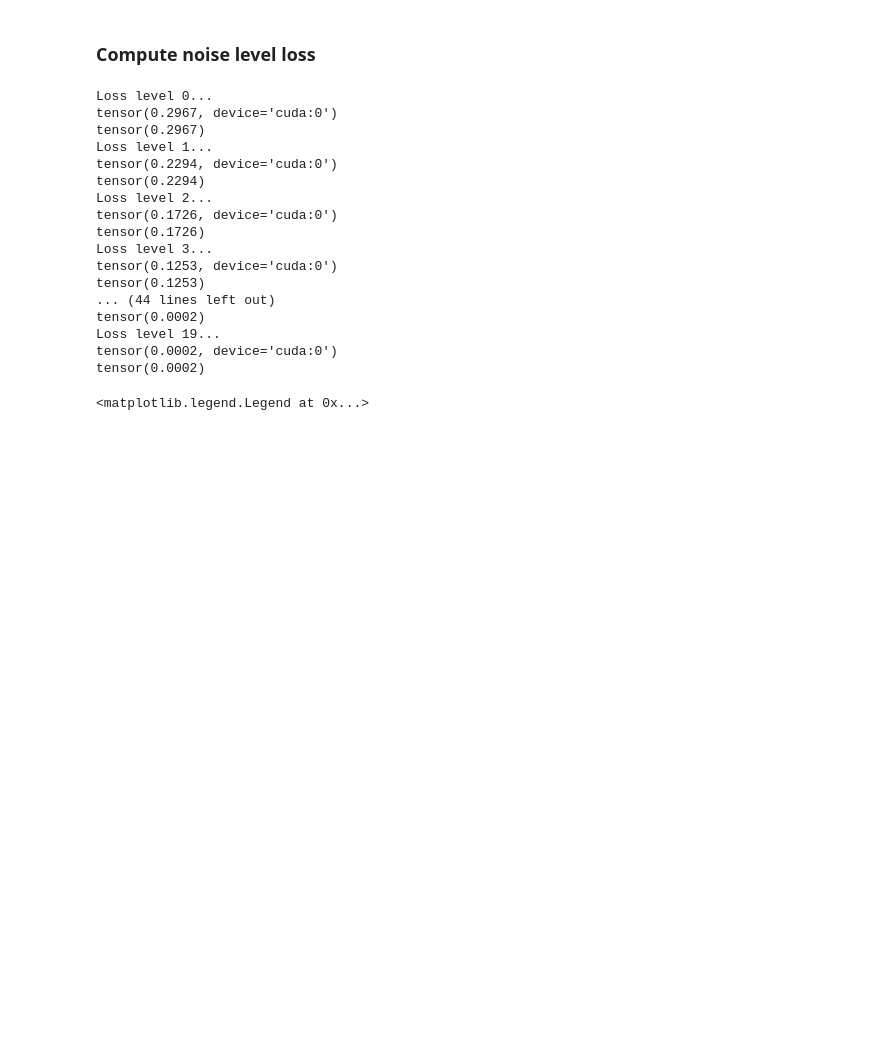
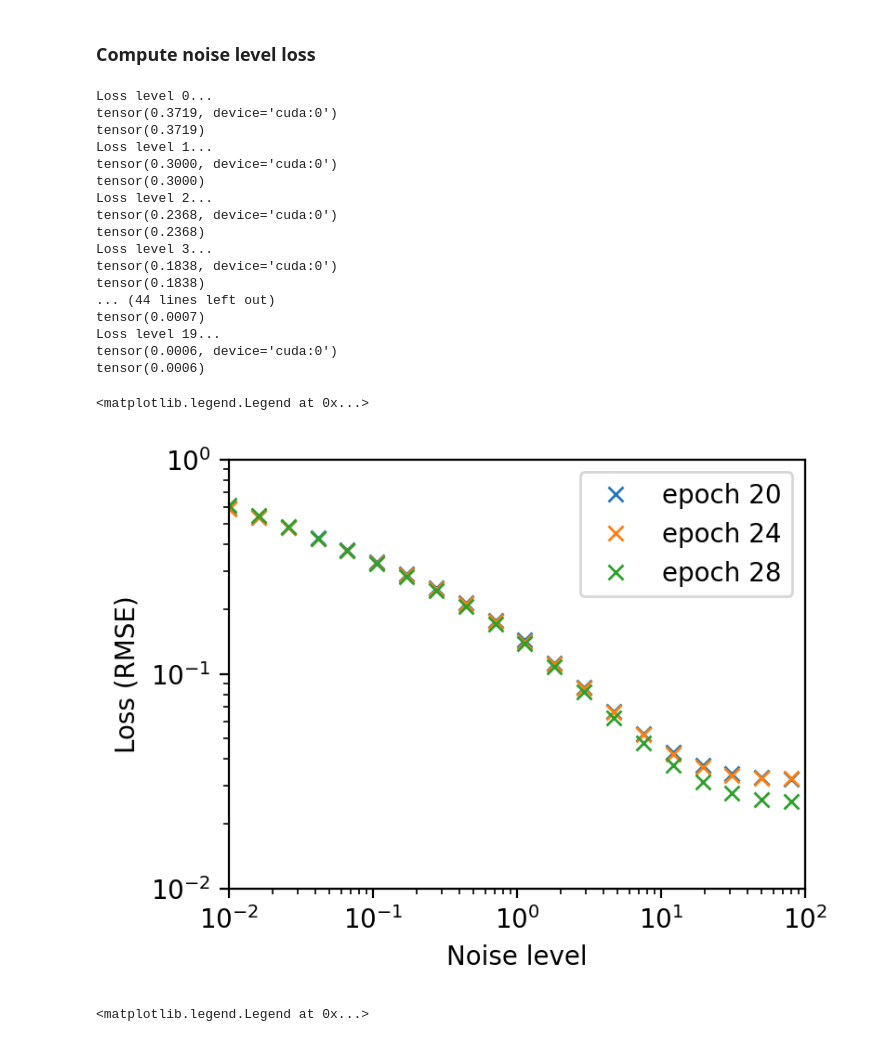
Before and after one commit to jiarong-wu/wavediffusion, a Jupyter notebook: analysis/noise_level.ipynb, the cells around one changed output. Saved outputs shown, nothing was run; the diff lists cells and outputs as text; code cells hidden in the pictures; blank space fills up the shorter version.

```diff
--- a/analysis/noise_level.ipynb
+++ b/analysis/noise_level.ipynb
@@ -85,6 +92,7 @@ model = Scaled(myUnet)(in_dim=320, in_ch=4, out_ch=4, ch=256, precond_ch=13,
 # %% [markdown]
 ### Compute noise level loss
 # %%
+fnumber = 7
 ema = EMA(model.parameters(), decay=0.999)
 
 if RESUME:
@@ -103,7 +111,7 @@ x, f, mask = next(loader_test_iter)
 schedule = ScheduleLogLinear(sigma_min=0.01, sigma_max=80, N=20)
 
 import torch.nn as nn
-losses = torch.zeros([4, len(schedule.sigmas)])
+losses = torch.zeros([fnumber, len(schedule.sigmas)])
 with torch.no_grad():
     for i, s in enumerate(schedule.sigmas):
         print(f'Loss level {i}...')
@@ -114,29 +122,54 @@ with torch.no_grad():
         eps = eps * mask
         pred_eps = model.forward(x + sigma * eps, sigma, cond=f) * mask
         print(nn.MSELoss()(eps, pred_eps))
-        for j in range(0, 4): # Field wise loss
+        for j in range(0, fnumber): # Field wise loss
             losses[j, i] = nn.MSELoss()(eps[:,j], pred_eps[:,j])
         print(torch.mean(losses[:,i]))
 
 torch.save(losses, path + f'noise_level_loss_by_field_epoch{epoch}.pt')
 # %% [output]
 Loss level 0...
-tensor(0.2967, device='cuda:0')
-tensor(0.2967)
+tensor(0.3719, device='cuda:0')
+tensor(0.3719)
 Loss level 1...
-tensor(0.2294, device='cuda:0')
-tensor(0.2294)
+tensor(0.3000, device='cuda:0')
+tensor(0.3000)
 Loss level 2...
-tensor(0.1726, device='cuda:0')
-tensor(0.1726)
+tensor(0.2368, device='cuda:0')
+tensor(0.2368)
 Loss level 3...
-tensor(0.1253, device='cuda:0')
-tensor(0.1253)
+tensor(0.1838, device='cuda:0')
+tensor(0.1838)
 ... (44 lines left out)
-tensor(0.0002)
+tensor(0.0007)
 Loss level 19...
-tensor(0.0002, device='cuda:0')
-tensor(0.0002)
+tensor(0.0006, device='cuda:0')
+tensor(0.0006)
+# %%
+# Read from file
+path = '/global/homes/j/jiarongw/scratch_folder/'
+loss1 = torch.load(path + 'log1p/waveparts_hist/noise_level_loss_by_field_epoch20.pt')
+loss2 = torch.load(path + 'log1p/waveparts_hist/noise_level_loss_by_field_epoch24.pt')
+loss3 = torch.load(path + 'log1p/waveparts_hist/noise_level_loss_by_field_epoch28.pt')
+
+schedule = ScheduleLogLinear(sigma_min=0.01, sigma_max=80, N=20)
+
+plt.figure(figsize=[4,3],dpi=200)
+plt.plot(schedule.sigmas, torch.mean(loss1, dim=0)**0.5, 'x', label='epoch 20')
+plt.plot(schedule.sigmas, torch.mean(loss2, dim=0)**0.5, 'x', label='epoch 24')
+plt.plot(schedule.sigmas, torch.mean(loss3, dim=0)**0.5, 'x', label='epoch 28 (change to DDPM)')
+
+plt.yscale('log');
+plt.ylim([10**-2, 10**0])
+plt.xscale('log');
+plt.xlim([10**-2, 10**2])
+
+plt.xlabel('Noise level')
+plt.ylabel('Loss (RMSE)')
+plt.legend()
+# %% [output]
+<matplotlib.legend.Legend at 0x...>
+[figure, added]
 # %%
 # Read from file
 path = '/global/homes/j/jiarongw/scratch_folder/'
```
Also changed, not shown: parts of 2 cells of this notebook, 13 other files.
